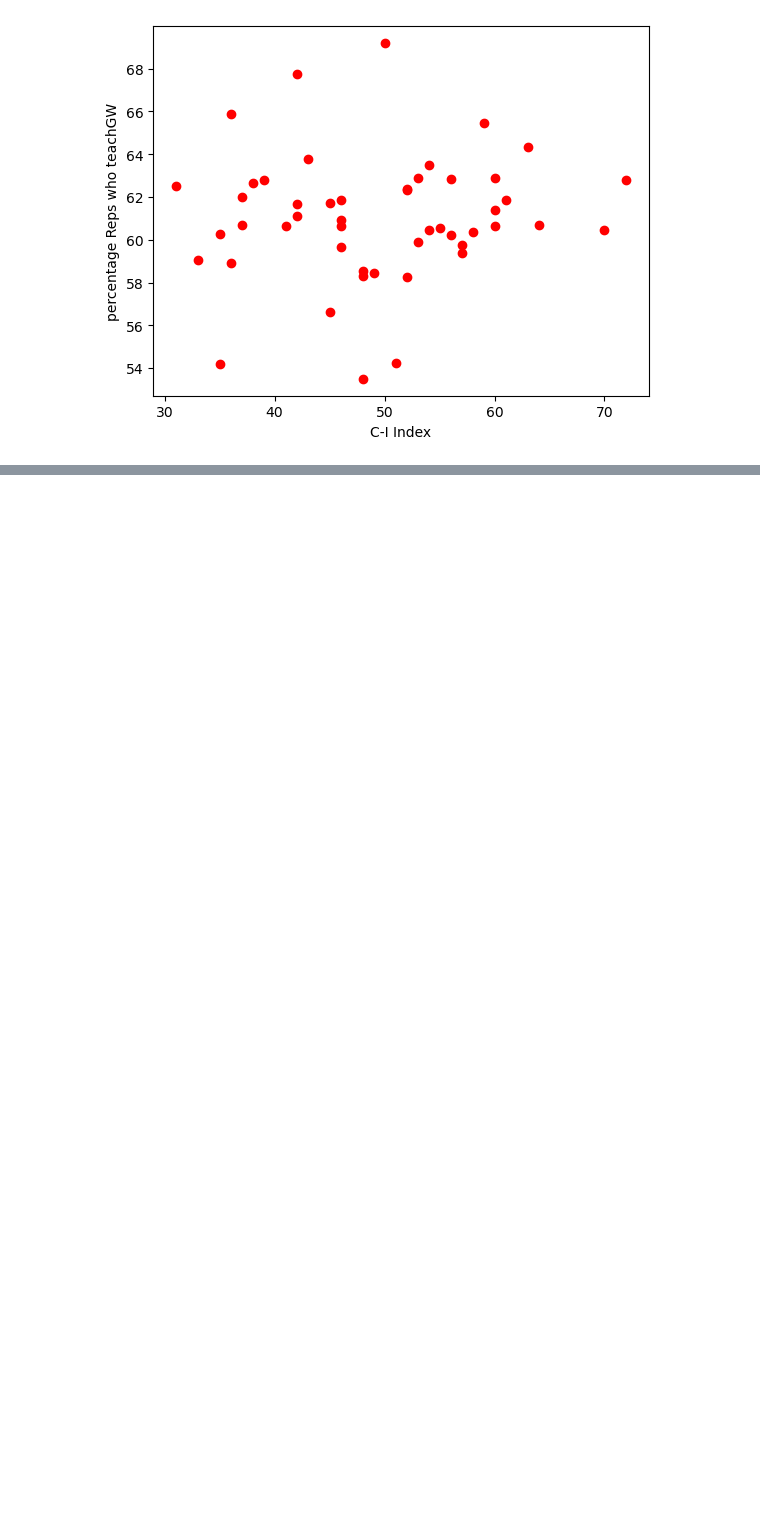
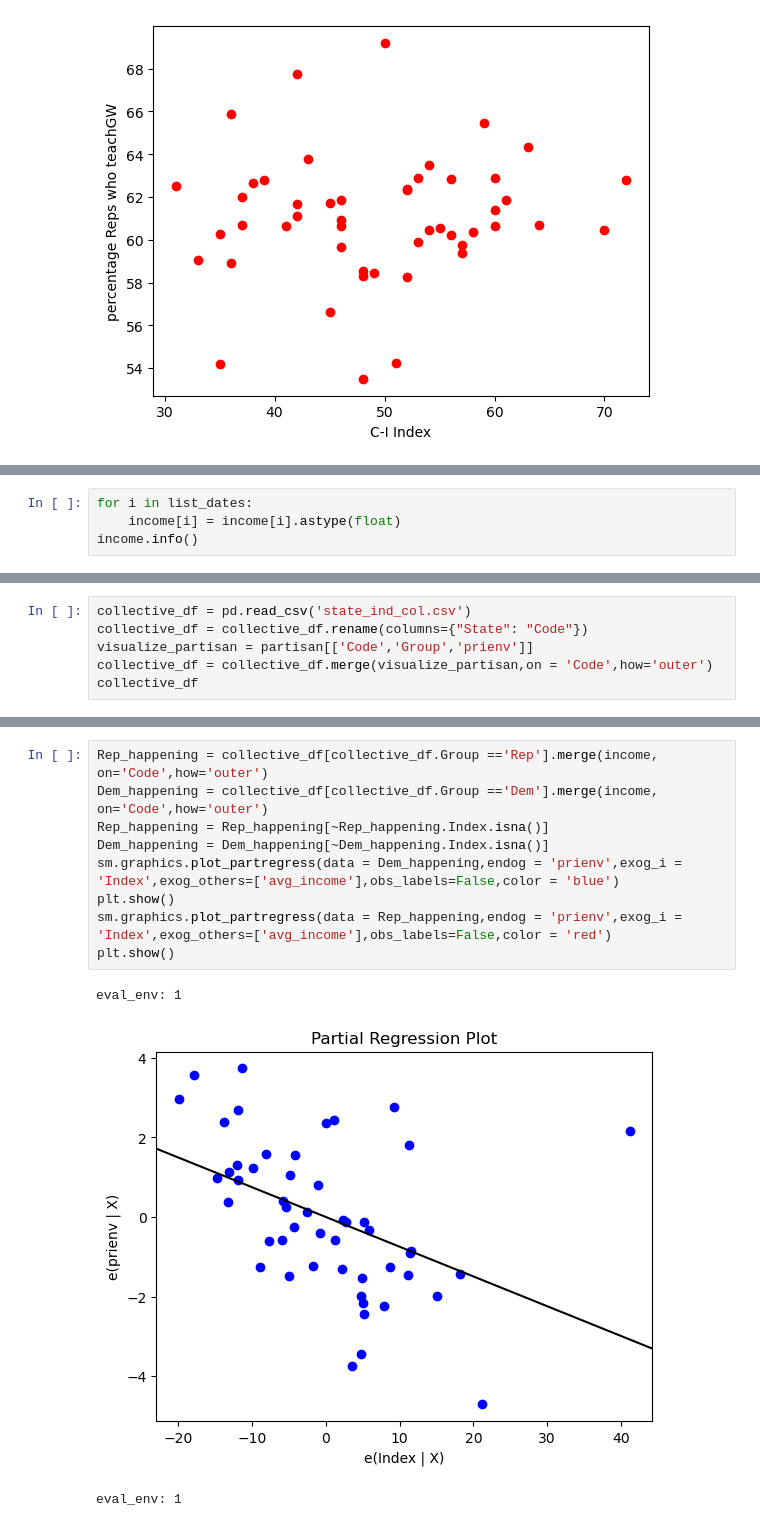
Before and after one commit to ns037/Sunwater_Institute, a Jupyter notebook: partisan_state.ipynb, the cells around one changed output, grey strips where cells are left out. Drawn from its saved outputs; the diff is of its cells as text; blank space fills up the shorter version.

```diff
--- a/partisan_state.ipynb
+++ b/partisan_state.ipynb
@@ -347,0 +412,4 @@ plt.show()
+# %%
+for i in list_dates:
+    income[i] = income[i].astype(float)
+income.info()
@@ -347,0 +474,6 @@ plt.show()
+# %%
+collective_df = pd.read_csv('state_ind_col.csv')
+collective_df = collective_df.rename(columns={"State": "Code"})
+visualize_partisan = partisan[['Code','Group','prienv']]
+collective_df = collective_df.merge(visualize_partisan,on = 'Code',how='outer')
+collective_df
@@ -347,0 +494,13 @@ plt.show()
+# %%
+Rep_happening = collective_df[collective_df.Group =='Rep'].merge(income, on='Code',how='outer')
+Dem_happening = collective_df[collective_df.Group =='Dem'].merge(income, on='Code',how='outer')
+Rep_happening = Rep_happening[~Rep_happening.Index.isna()]
+Dem_happening = Dem_happening[~Dem_happening.Index.isna()]
+sm.graphics.plot_partregress(data = Dem_happening,endog = 'prienv',exog_i = 'Index',exog_others=['avg_income'],obs_labels=False,color = 'blue')
+plt.show()
+sm.graphics.plot_partregress(data = Rep_happening,endog = 'prienv',exog_i = 'Index',exog_others=['avg_income'],obs_labels=False,color = 'red')
+plt.show()
+# %% [output]
+eval_env: 1
+[figure, added]
+eval_env: 1
```
Also changed, not shown: parts of 18 cells of this notebook, 5 other files.
